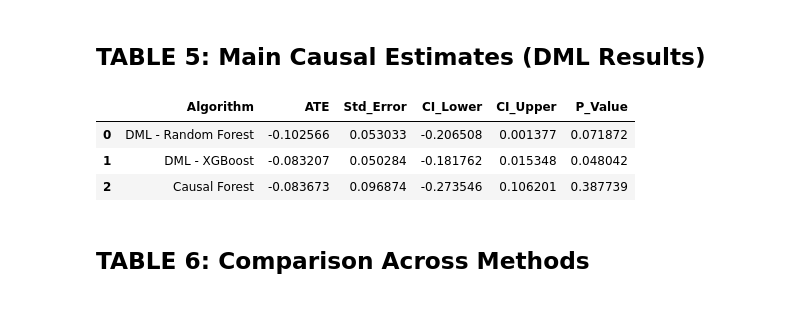
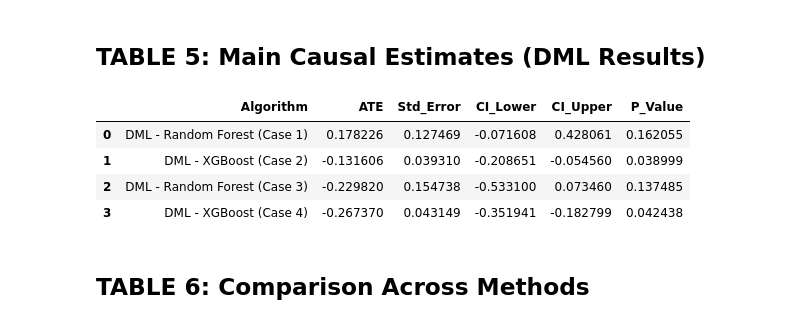
Before and after one commit to ToJupiter/ClimateRisk, a Jupyter notebook: notebooks/causal_second.ipynb, the cells around one changed output. Drawn from its saved outputs; the diff is of its cells as text; code cells hidden in the pictures.

```diff
--- a/notebooks/causal_second.ipynb
+++ b/notebooks/causal_second.ipynb
@@ -365,47 +502,63 @@ def causal_forest_estimate(df, y_col, t_col, x_cols, n_trees=100):
 ## TABLE 5: Main Causal Estimates (DML Results)
 # %%
 def table_causal_estimates(df, y_col, t_col, x_cols):
+    """Match causal_analysis.py case structure"""
     results = []
 
-    dml_rf = dml_estimate(df, y_col, t_col, x_cols, model_type='rf')
+    # Case 1: No confounders, No moderator (RF)
+    dml_case1 = dml_estimate(df, y_col, t_col, x_cols, model_type='rf', case_num=1)
     results.append({
-        'Algorithm': 'DML - Random Forest',
-        'ATE': dml_rf['ATE'],
-        'Std_Error': dml_rf['Std_Error'],
-        'CI_Lower': dml_rf['CI_Lower'],
-        'CI_Upper': dml_rf['CI_Upper'],
-        'P_Value': dml_rf['P_Value']
+        'Algorithm': 'DML - Random Forest (Case 1)',
+        'ATE': dml_case1['ATE'],
+        'Std_Error': dml_case1['Std_Error'],
+        'CI_Lower': dml_case1['CI_Lower'],
+        'CI_Upper': dml_case1['CI_Upper'],
+        'P_Value': dml_case1['P_Value']
     })
 
-    dml_xgb = dml_estimate(df, y_col, t_col, x_cols, model_type='xgb')
+    # Case 2: With confounders, No moderator (XGB)
+    dml_case2 = dml_estimate(df, y_col, t_col, x_cols, model_type='xgb', case_num=2)
     results.append({
-        'Algorithm': 'DML - XGBoost',
-        'ATE': dml_xgb['ATE'],
-        'Std_Error': dml_xgb['Std_Error'],
-        'CI_Lower': dml_xgb['CI_Lower'],
-        'CI_Upper': dml_xgb['CI_Upper'],
-        'P_Value': dml_xgb['P_Value']
+        'Algorithm': 'DML - XGBoost (Case 2)',
+        'ATE': dml_case2['ATE'],
+        'Std_Error': dml_case2['Std_Error'],
+        'CI_Lower': dml_case2['CI_Lower'],
+        'CI_Upper': dml_case2['CI_Upper'],
+        'P_Value': dml_case2['P_Value']
     })
 
-    cf = causal_forest_estimate(df, y_col, t_col, x_cols)
+    # Case 3: No confounders, With moderator (RF)
+    dml_case3 = dml_estimate(df, y_col, t_col, x_cols, model_type='rf', case_num=3)
     results.append({
-        'Algorithm': 'Causal Forest',
-        'ATE': cf['ATE'],
-        'Std_Error': cf['Std_Error'],
-        'CI_Lower': cf['CI_Lower'],
-        'CI_Upper': cf['CI_Upper'],
-        'P_Value': cf['P_Value']
+        'Algorithm': 'DML - Random Forest (Case 3)',
+        'ATE': dml_case3['ATE'],
+        'Std_Error': dml_case3['Std_Error'],
+        'CI_Lower': dml_case3['CI_Lower'],
+        'CI_Upper': dml_case3['CI_Upper'],
+        'P_Value': dml_case3['P_Value']
+    })
+
+    # Case 4: With confounders, With moderator (XGB)
+    dml_case4 = dml_estimate(df, y_col, t_col, x_cols, model_type='xgb', case_num=4)
+    results.append({
+        'Algorithm': 'DML - XGBoost (Case 4)',
+        'ATE': dml_case4['ATE'],
+        'Std_Error': dml_case4['Std_Error'],
+        'CI_Lower': dml_case4['CI_Lower'],
+        'CI_Upper': dml_case4['CI_Upper'],
+        'P_Value': dml_case4['P_Value']
     })
 
     return pd.DataFrame(results).round(6)
 
 table5 = table_causal_estimates(df_mapped, y_col, t_col, x_cols)
 table5
 # %% [output]
 |  | Algorithm | ATE | Std_Error | CI_Lower | CI_Upper | P_Value |
-| 0 | DML - Random Forest | -0.102566 | 0.053033 | -0.206508 | 0.001377 | 0.071872 |
-| 1 | DML - XGBoost | -0.083207 | 0.050284 | -0.181762 | 0.015348 | 0.048042 |
-| 2 | Causal Forest | -0.083673 | 0.096874 | -0.273546 | 0.106201 | 0.387739 |
+| 0 | DML - Random Forest (Case 1) | 0.178226 | 0.127469 | -0.071608 | 0.428061 | 0.162055 |
+| 1 | DML - XGBoost (Case 2) | -0.131606 | 0.039310 | -0.208651 | -0.054560 | 0.038999 |
+| 2 | DML - Random Forest (Case 3) | -0.229820 | 0.154738 | -0.533100 | 0.073460 | 0.137485 |
+| 3 | DML - XGBoost (Case 4) | -0.267370 | 0.043149 | -0.351941 | -0.182799 | 0.042438 |
 # %% [markdown]
 ## TABLE 6: Comparison Across Methods
 # %%
```
Also changed, not shown: parts of 9 cells of this notebook, 2 other files.
